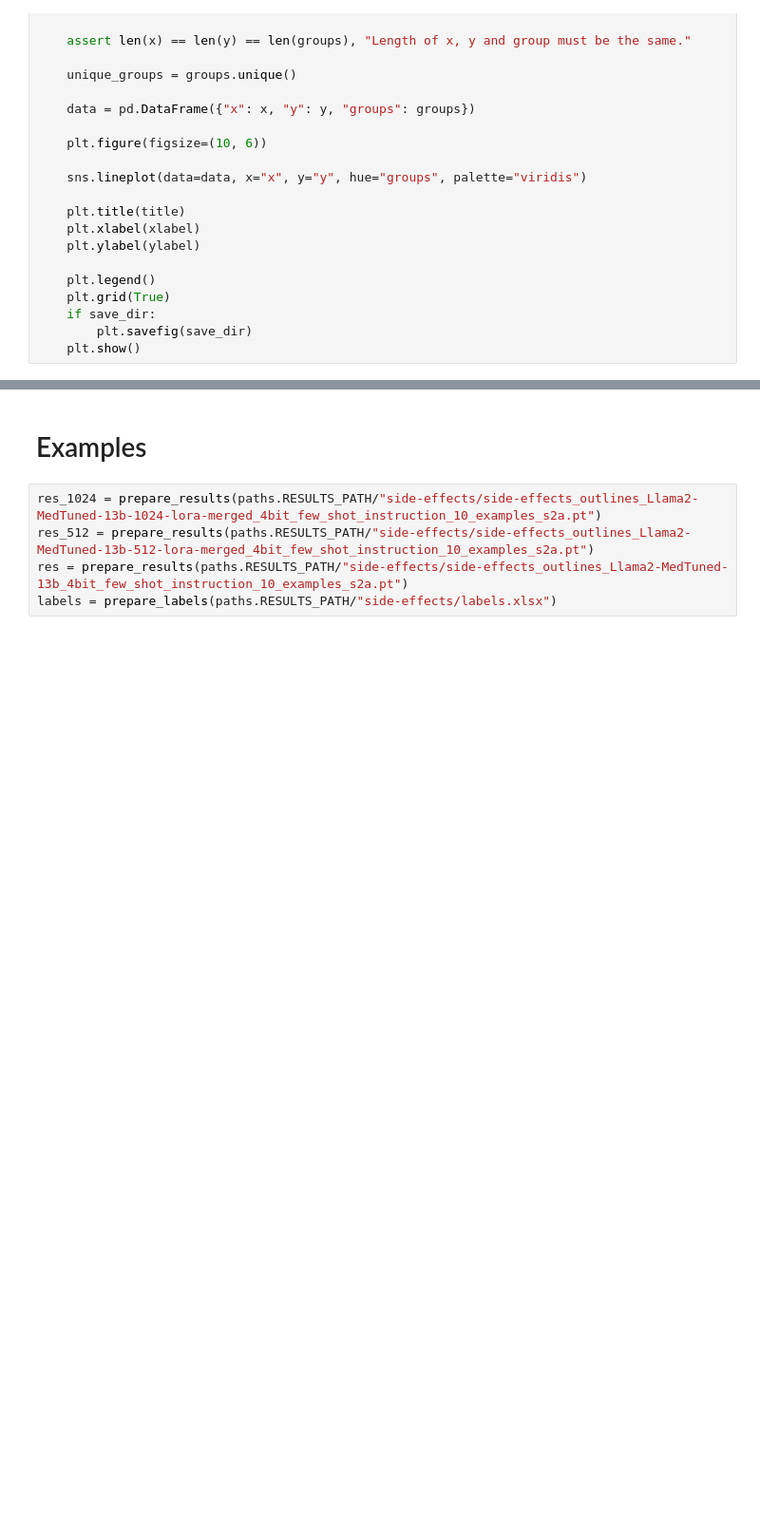
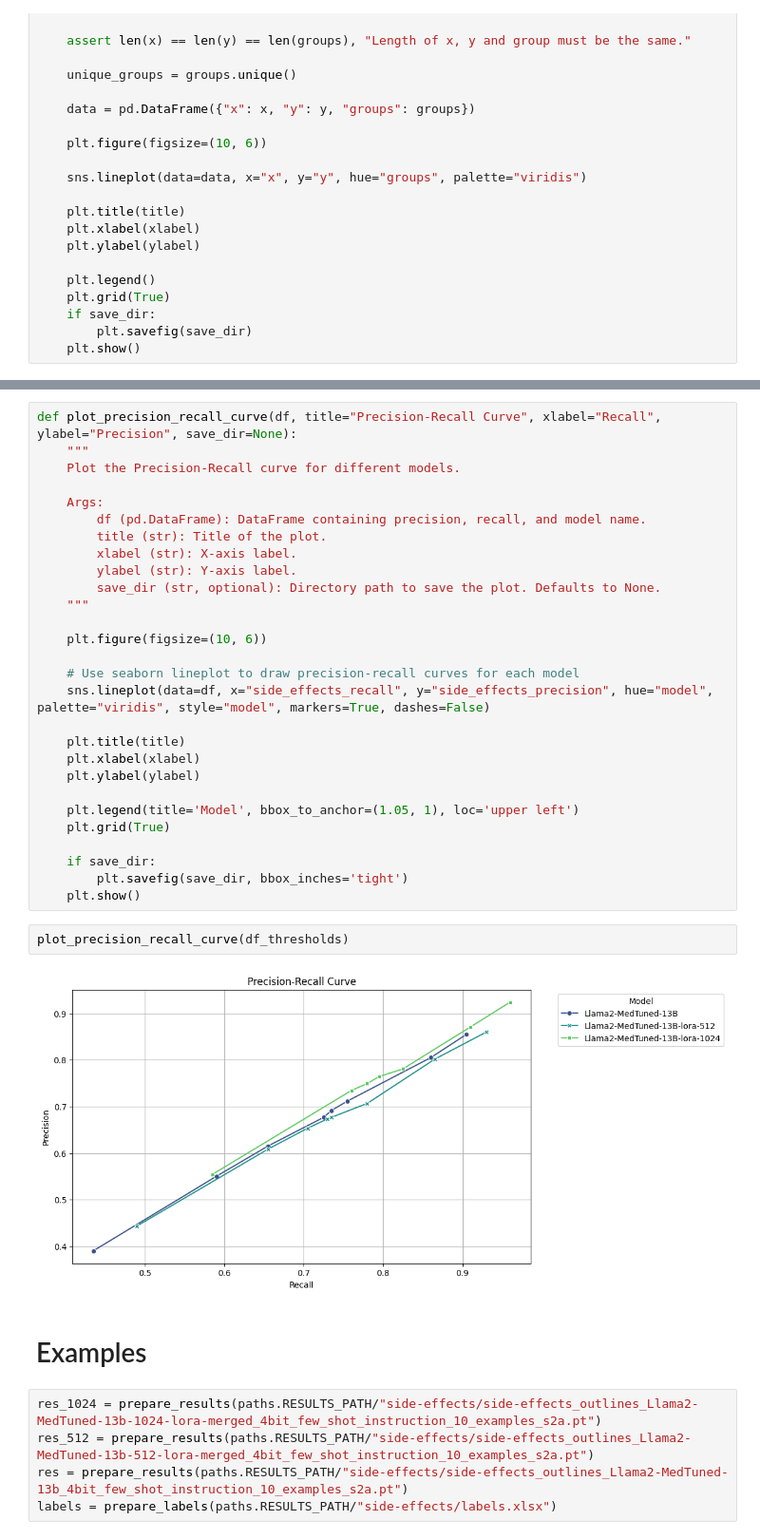
Before and after one commit to maregli/inf-extr, a Jupyter notebook: notebooks/side-effects/side-effects-evaluation.ipynb, the cells around one changed output, grey strips where cells are left out. Shown at 95% size. Drawn from its saved outputs; the diff is of its cells as text; blank space fills up the shorter version.

Commit message:
changed side effects evaluation

```diff
--- a/notebooks/side-effects/side-effects-evaluation.ipynb
+++ b/notebooks/side-effects/side-effects-evaluation.ipynb
@@ -983,3 +1024,35 @@ plot_line_plot_group(df_thresholds["threshold"], df_thresholds["side_effects_f1"
+# %%
+def plot_precision_recall_curve(df, title="Precision-Recall Curve", xlabel="Recall", ylabel="Precision", save_dir=None):
+    """
+    Plot the Precision-Recall curve for different models.
+
+    Args:
+        df (pd.DataFrame): DataFrame containing precision, recall, and model name.
+        title (str): Title of the plot.
+        xlabel (str): X-axis label.
+        ylabel (str): Y-axis label.
+        save_dir (str, optional): Directory path to save the plot. Defaults to None.
+    """
+
+    plt.figure(figsize=(10, 6))
+
+    # Use seaborn lineplot to draw precision-recall curves for each model
+    sns.lineplot(data=df, x="side_effects_recall", y="side_effects_precision", hue="model", palette="viridis", style="model", markers=True, dashes=False)
+
+    plt.title(title)
+    plt.xlabel(xlabel)
+    plt.ylabel(ylabel)
+
+    plt.legend(title='Model', bbox_to_anchor=(1.05, 1), loc='upper left')
+    plt.grid(True)
+
+    if save_dir:
+        plt.savefig(save_dir, bbox_inches='tight')
+    plt.show()
+# %%
+plot_precision_recall_curve(df_thresholds)
+# %% [output]
+[figure, added]
 # %% [markdown]
 # Examples
 # %%
```
Also changed, not shown: parts of 5 cells of this notebook.
